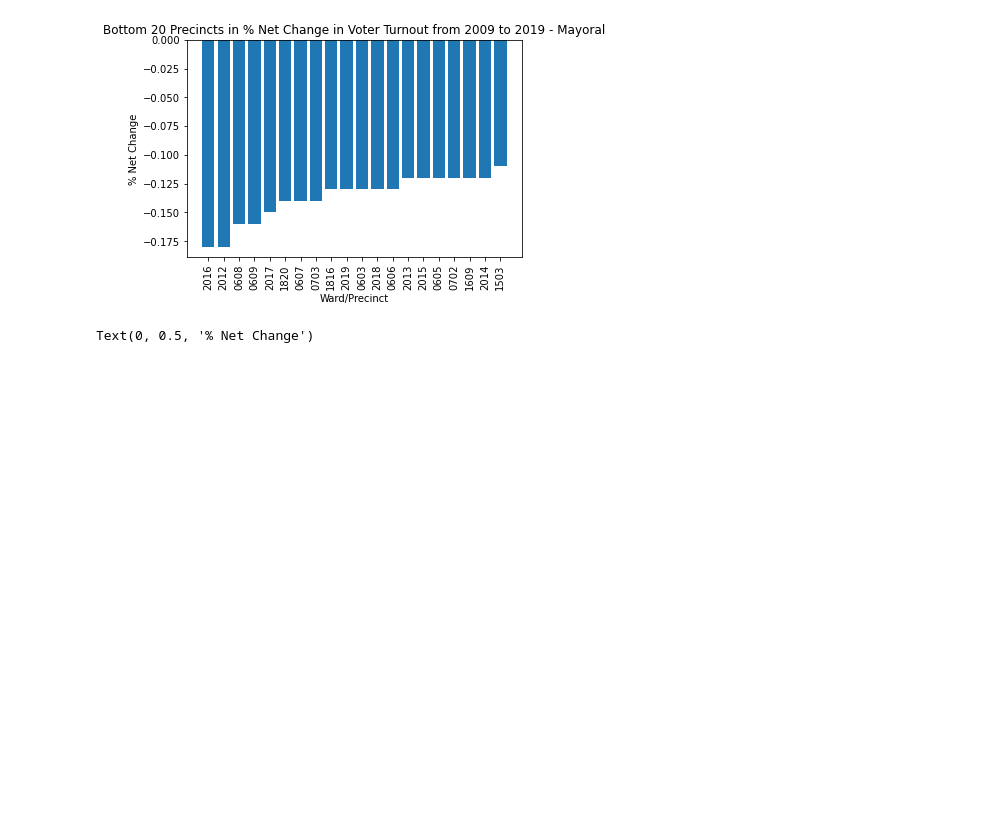
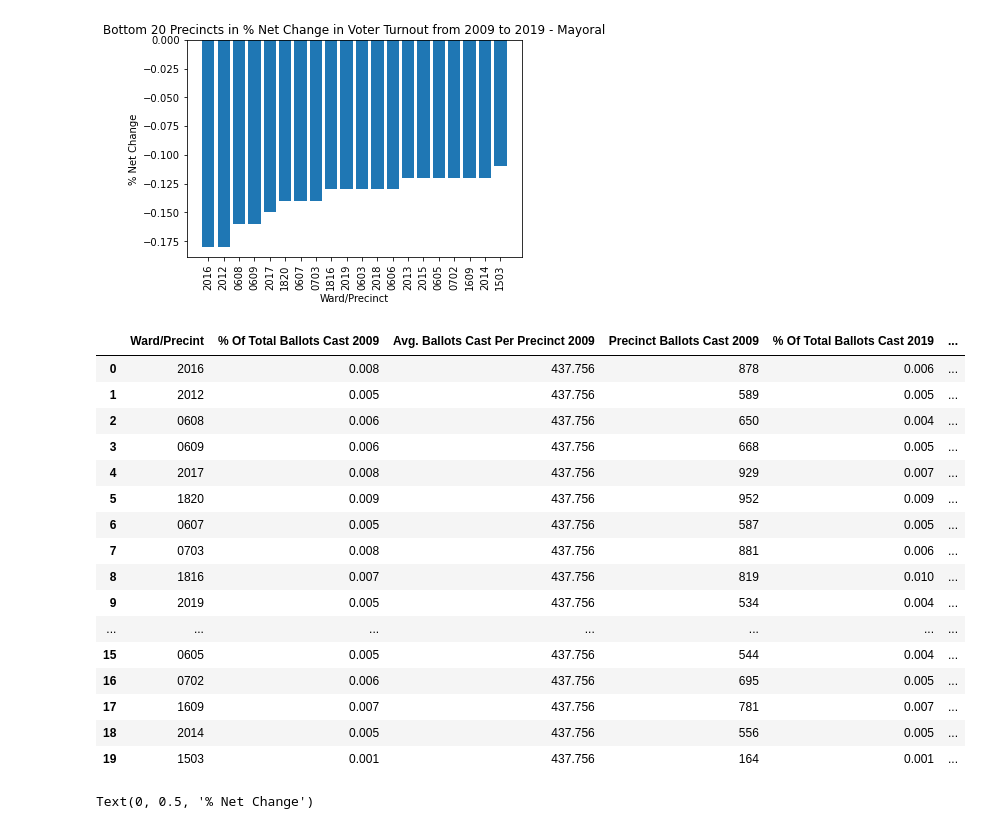
Before and after one commit to yagevlevi/BaystateBanner_Spark, a Jupyter notebook: Voting Patterns/Net_Change_Analysis.ipynb, the cells around one changed output. Drawn from its saved outputs; the diff is of its cells as text; code cells hidden in the pictures; blank space fills up the shorter version.

```diff
--- a/Voting Patterns/Net_Change_Analysis.ipynb
+++ b/Voting Patterns/Net_Change_Analysis.ipynb
@@ -106,3 +155,19 @@ plt.ylabel('% Net Change')
 # %% [output]
 Text(0, 0.5, '% Net Change')
 [figure]
+# %%
+total09_cc = df['CC Ballots 2009'].sum()
+total19_cc = df['CC Ballots 2019'].sum()
+total09_m = df['M Ballots 2009'].sum()
+total17_m = df['M Ballots 2017'].sum()
+prec = ['2102', '2104', '2108', '0410']
+close_look = pd.DataFrame(columns=['Ward/Precint', '% Of Total Ballots Cast 2009', 'Avg. Ballots Cast Per Precinct 2009',
+                             'Precinct Ballots Cast 2009', '% Of Total Ballots Cast 2019', 'Avg. Ballots Cast Per Precinct 2019',
+                             'Precinct Ballots Cast 2019', '% Change in Income'])
+for i in range(len(prec)):
+    filt = df['Ward/Precinct'] == prec[i]
+    temp_df = df[filt].reset_index(drop=False)
+    close_look.loc[i] = [prec[i], round(temp_df.loc[0, 'CC Ballots 2009']/total09_cc,3), round(total09_cc/254, 3),
+                   temp_df.loc[0, 'CC Ballots 2009'], round(temp_df.loc[0, 'CC Ballots 2019']/total19_cc,3),
+                   round(total19_cc/254,3),temp_df.loc[0, 'CC Ballots 2019'],temp_df.loc[0, '% Change in Median Income']]
+close_look
@@ -116,3 +189,33 @@ plt.ylabel('% Net Change')
 # %% [output]
 Text(0, 0.5, '% Net Change')
 [figure]
+# %%
+prec = temp1['Ward/Precinct'].tolist()
+close_look = pd.DataFrame(columns=['Ward/Precint', '% Of Total Ballots Cast 2009', 'Avg. Ballots Cast Per Precinct 2009',
+                             'Precinct Ballots Cast 2009', '% Of Total Ballots Cast 2019', 'Avg. Ballots Cast Per Precinct 2019',
+                             'Precinct Ballots Cast 2019', '% Change in Income'])
+for i in range(len(prec)):
+    filt = df['Ward/Precinct'] == prec[i]
+    temp_df = df[filt].reset_index(drop=False)
+    close_look.loc[i] = [prec[i], round(temp_df.loc[0, 'CC Ballots 2009']/total09_cc,3), round(total09_cc/254, 3),
+                   temp_df.loc[0, 'CC Ballots 2009'], round(temp_df.loc[0, 'CC Ballots 2019']/total19_cc,3),
+                   round(total19_cc/254,3),temp_df.loc[0, 'CC Ballots 2019'],temp_df.loc[0, '% Change in Median Income']]
+close_look
+# %% [output]
+|  | Ward/Precint | % Of Total Ballots Cast 2009 | Avg. Ballots Cast Per Precinct 2009 | Precinct Ballots Cast 2009 | % Of Total Ballots Cast 2019 | ... |
+| 0 | 2016 | 0.008 | 437.756 | 878 | 0.006 | ... |
+| 1 | 2012 | 0.005 | 437.756 | 589 | 0.005 | ... |
+| 2 | 0608 | 0.006 | 437.756 | 650 | 0.004 | ... |
+| 3 | 0609 | 0.006 | 437.756 | 668 | 0.005 | ... |
+| 4 | 2017 | 0.008 | 437.756 | 929 | 0.007 | ... |
+| 5 | 1820 | 0.009 | 437.756 | 952 | 0.009 | ... |
+| 6 | 0607 | 0.005 | 437.756 | 587 | 0.005 | ... |
+| 7 | 0703 | 0.008 | 437.756 | 881 | 0.006 | ... |
+| 8 | 1816 | 0.007 | 437.756 | 819 | 0.010 | ... |
+| 9 | 2019 | 0.005 | 437.756 | 534 | 0.004 | ... |
+| ... | ... | ... | ... | ... | ... | ... |
+| 15 | 0605 | 0.005 | 437.756 | 544 | 0.004 | ... |
+| 16 | 0702 | 0.006 | 437.756 | 695 | 0.005 | ... |
+| 17 | 1609 | 0.007 | 437.756 | 781 | 0.007 | ... |
+| 18 | 2014 | 0.005 | 437.756 | 556 | 0.005 | ... |
+| 19 | 1503 | 0.001 | 437.756 | 164 | 0.001 | ... |
```
Also changed, not shown: parts of 9 cells of this notebook, 19 other files.
